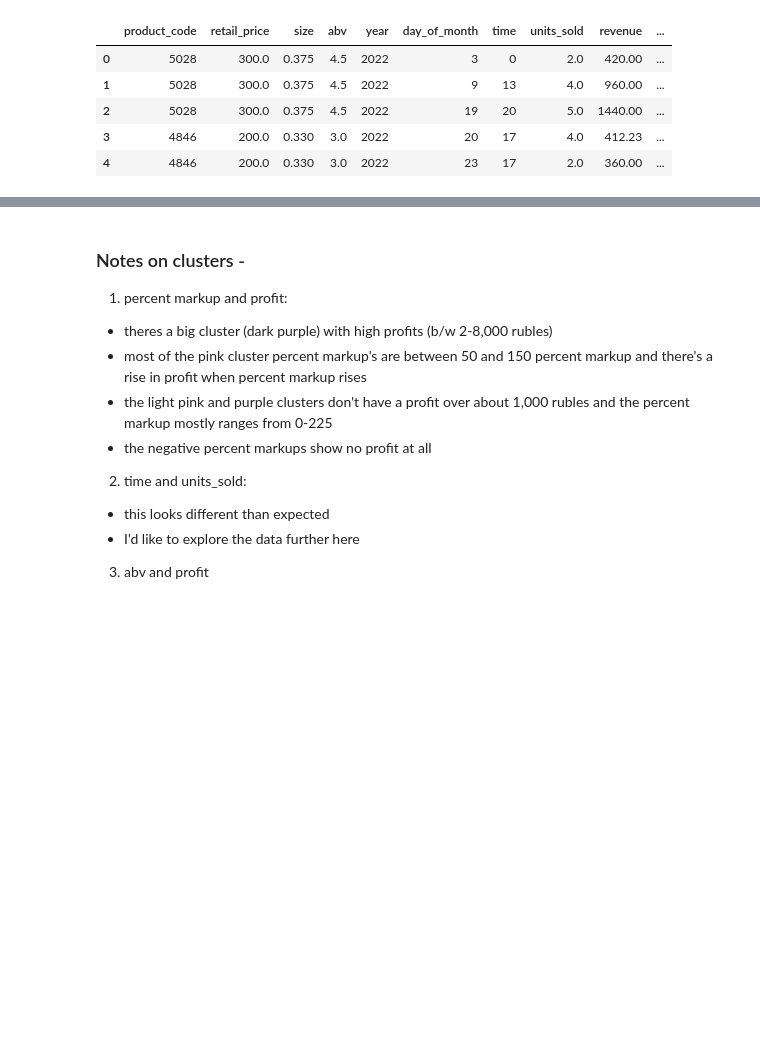
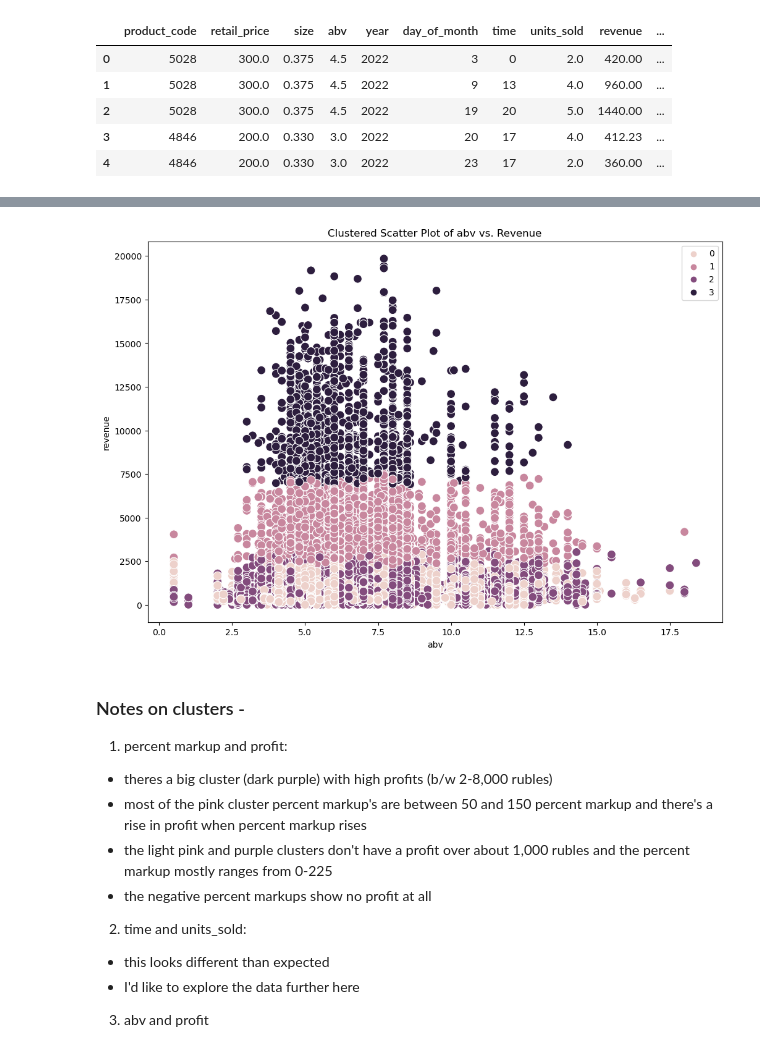
Before and after one commit to allieocarlisle/craft-beer-sales-python, a Jupyter notebook: Craft_Beer_Sales_Analysis/03 Scripts/05 - Clustering using k-means.ipynb, the cells around one changed output, grey strips where cells are left out. Drawn from its saved outputs; the diff is of its cells as text; code cells hidden in the pictures; blank space fills up the shorter version.

```diff
--- a/Craft_Beer_Sales_Analysis/03 Scripts/05 - Clustering using k-means.ipynb
+++ b/Craft_Beer_Sales_Analysis/03 Scripts/05 - Clustering using k-means.ipynb
@@ -203,3 +204,18 @@ plt.show()
+# %%
+# Plot the clusters for the "abv" and "revenue" variables.
+
+plt.figure(figsize=(12,8))
+ax = sns.scatterplot(x=df_sub['abv'], y=df_sub['revenue'], hue=kmeans.labels_, s=100)
+# `hue` takes the value of the attribute `kmeans.labels_`, which is the result of running the k-means algorithm.
+# `s` represents the size of the points you want to see in the plot.
+
+ax.grid(False) # This removes the grid from the background.
+plt.xlabel('abv') # Label x-axis.
+plt.ylabel('revenue') # Label y-axis.
+plt.title('Clustered Scatter Plot of abv vs. Revenue')
+plt.show()
+# %% [output]
+[figure, added]
 # %% [markdown]
 ### Notes on clusters -
 1. percent markup and profit:
```
Also changed, not shown: parts of 8 cells of this notebook, 9 other files.
